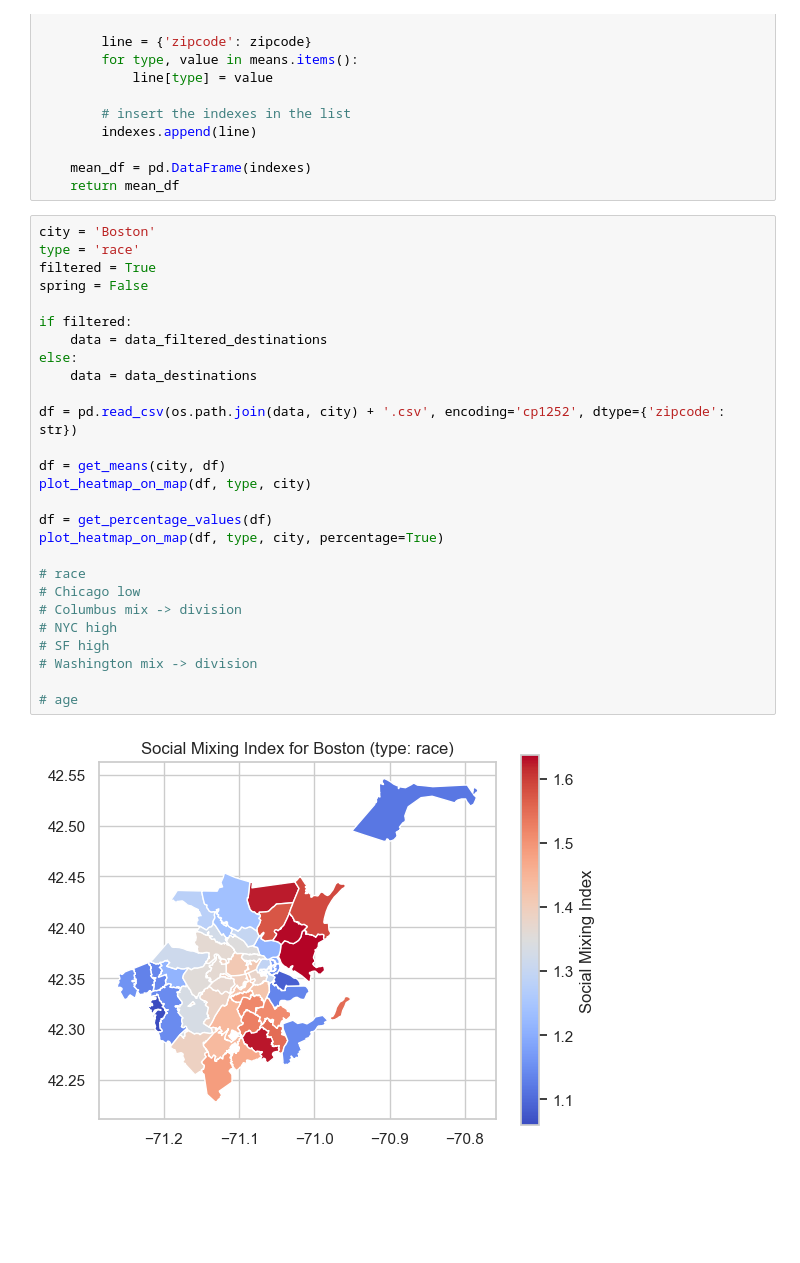
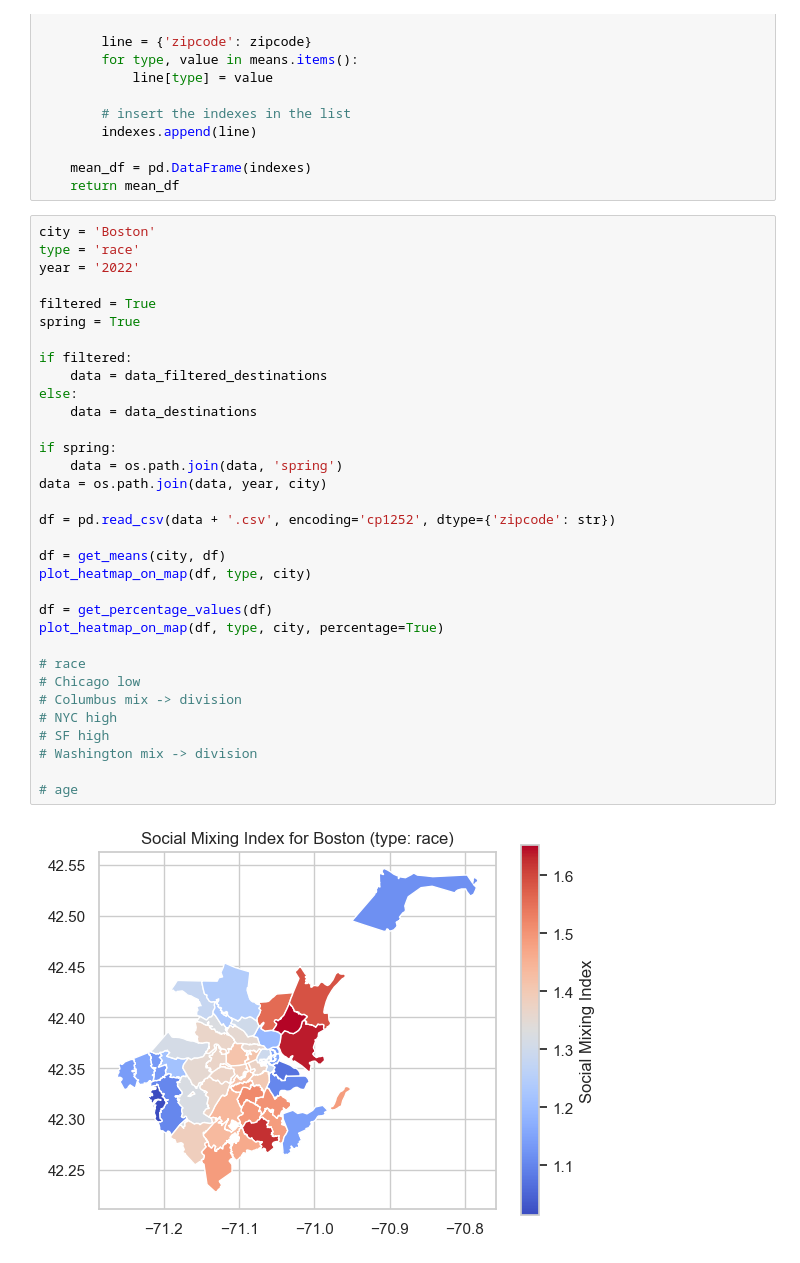
Before and after one commit to GaiaPizzuti/Bike-Inequality, a Jupyter notebook: src/notebook/social_mixing.ipynb, the cells around one changed output. Drawn from its saved outputs; the diff is of its cells as text; blank space fills up the shorter version.

Commit message:
spring social mixing

```diff
--- a/src/notebook/social_mixing.ipynb
+++ b/src/notebook/social_mixing.ipynb
@@ -145,29 +145,35 @@ def get_means(city, destination_df):
 # %%
 city = 'Boston'
 type = 'race'
+year = '2022'
+
 filtered = True
-spring = False
+spring = True
 
 if filtered:
     data = data_filtered_destinations
 else:
     data = data_destinations
 
-df = pd.read_csv(os.path.join(data, city) + '.csv', encoding='cp1252', dtype={'zipcode': str})
+if spring:
+    data = os.path.join(data, 'spring')
+data = os.path.join(data, year, city)
+
+df = pd.read_csv(data + '.csv', encoding='cp1252', dtype={'zipcode': str})
 
 df = get_means(city, df)
 plot_heatmap_on_map(df, type, city)
 
 df = get_percentage_values(df)
 plot_heatmap_on_map(df, type, city, percentage=True)
 
 # race
 # Chicago low
 # Columbus mix -> division
 # NYC high
 # SF high
 # Washington mix -> division
 
 # age
 # %% [output]
-[figure, old version]
+[figure, new version]
```
Also changed, not shown: parts of 1 cell of this notebook.
